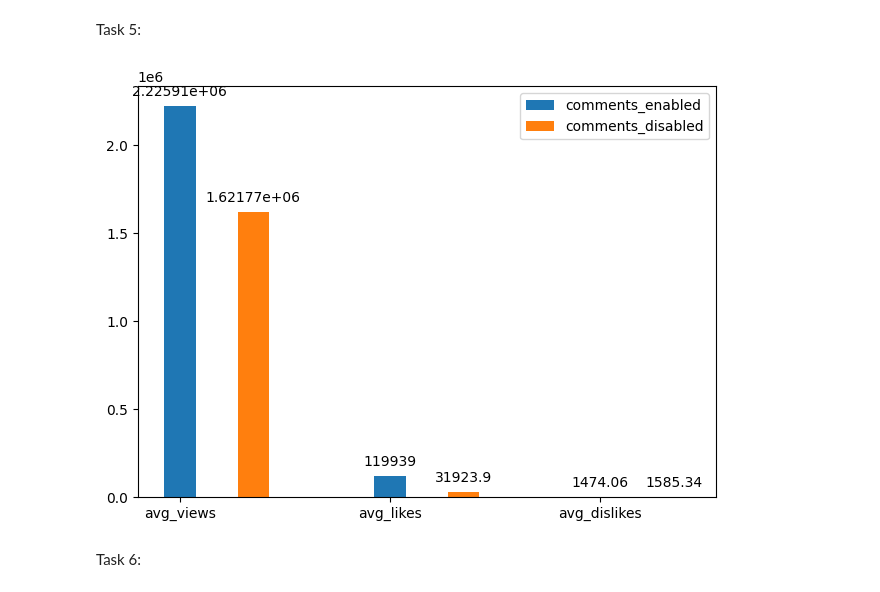
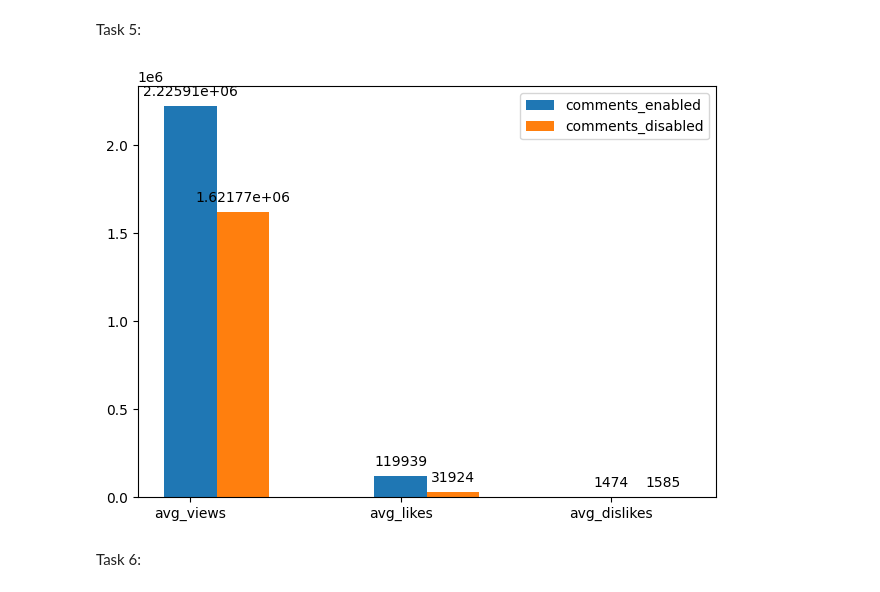
Before and after one commit to AlexandrosMaragkakis/Youtube_data_analysis, a Jupyter notebook: BigDataManagement - Project #2.ipynb, the cells around one changed output. Drawn from its saved outputs; the diff is of its cells as text; code cells hidden in the pictures.

```diff
--- a/BigDataManagement - Project #2.ipynb
+++ b/BigDataManagement - Project #2.ipynb
@@ -133,45 +243,43 @@ result2 = client['my_db']['videos_data'].aggregate([
         }
     }
 ])
 
-avg_views = []
-avg_likes = []
-avg_dislikes = []
+
 
 comments_disabled = []
 comments_enabled = []
 
 for item in result1:
-    comments_disabled.append(item['avg_views'])
-    comments_disabled.append(item['avg_likes'])
-    comments_disabled.append(item['avg_dislikes'])
+    comments_disabled.append(round(item['avg_views']))
+    comments_disabled.append(round(item['avg_likes']))
+    comments_disabled.append(round(item['avg_dislikes']))
 
 for item in result2:
-    comments_enabled.append(item['avg_views'])
-    comments_enabled.append(item['avg_likes'])
-    comments_enabled.append(item['avg_dislikes'])
+    comments_enabled.append(round(item['avg_views']))
+    comments_enabled.append(round(item['avg_likes']))
+    comments_enabled.append(round(item['avg_dislikes']))
 
 
 labels = ['avg_views', 'avg_likes', 'avg_dislikes']
 x = np.arange(len(labels))
-width = 0.15
+width = 0.25
 
 fig, ax = plt.subplots()
 rects1 = ax.bar(x + 0.00, comments_enabled, width, label='comments_enabled')
-rects2 = ax.bar(x + 0.35, comments_disabled, width, label='comments_disabled')
+rects2 = ax.bar(x + 0.25, comments_disabled, width, label='comments_disabled')
 
 
 ax.set_xticks(x, labels)
 ax.legend()
 
 ax.bar_label(rects1, padding=5)
 ax.bar_label(rects2, padding=5)
 
 fig.tight_layout()
 
 plt.show()
 # %% [output]
-[figure, old version]
+[figure, new version]
 # %% [markdown]
 Task 6:
 # %%
```
Also changed, not shown: parts of 8 cells of this notebook, 8 other files.
